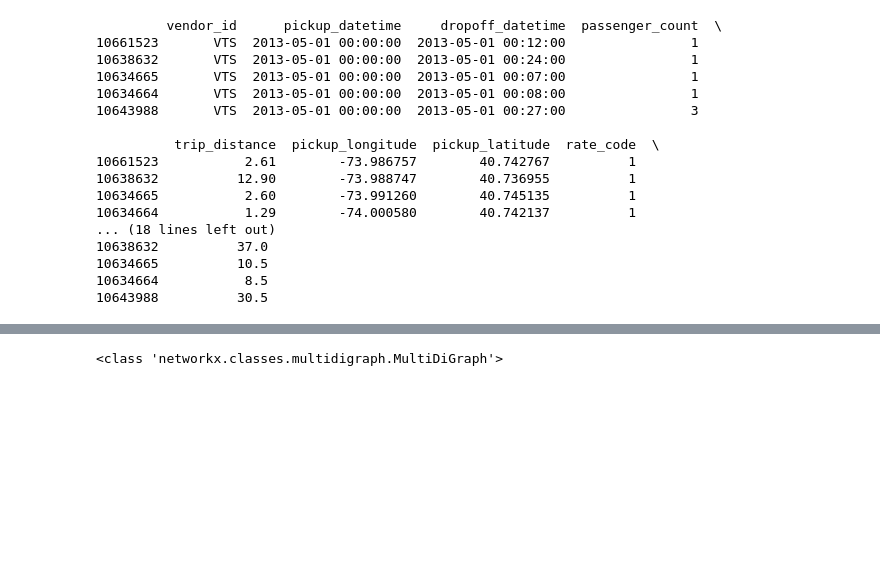
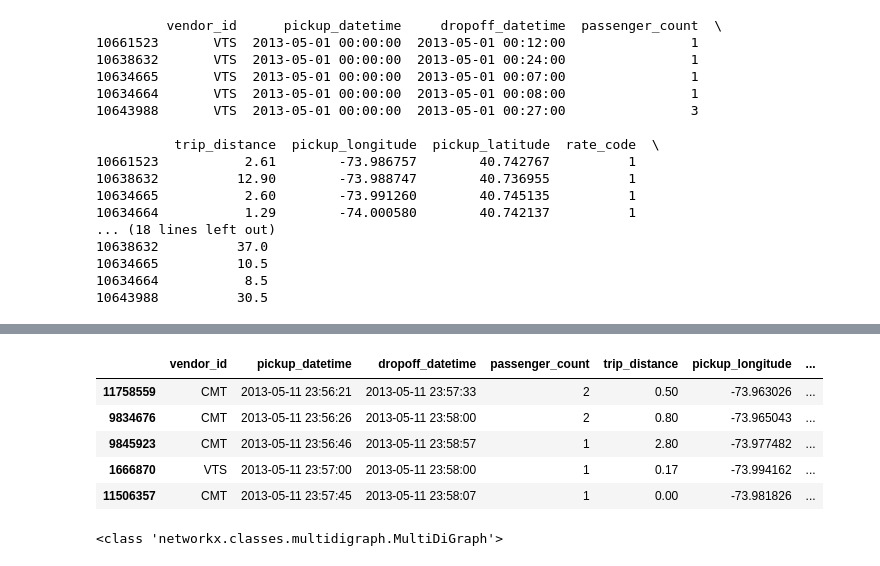
Before and after one commit to RoieHub/The-OR-project, a Jupyter notebook: 2013_data_pre_pro.ipynb, the cells around one changed output, grey strips where cells are left out. Saved outputs shown, nothing was run; the diff lists cells and outputs as text; code cells hidden in the pictures; blank space fills up the shorter version.

```diff
--- a/2013_data_pre_pro.ipynb
+++ b/2013_data_pre_pro.ipynb
@@ -150,3 +142,12 @@ df2013.head()
+# %%
+df2013.tail()
+# %% [output]
+|  | vendor_id | pickup_datetime | dropoff_datetime | passenger_count | trip_distance | pickup_longitude | ... |
+| 11758559 | CMT | 2013-05-11 23:56:21 | 2013-05-11 23:57:33 | 2 | 0.50 | -73.963026 | ... |
+| 9834676 | CMT | 2013-05-11 23:56:26 | 2013-05-11 23:58:00 | 2 | 0.80 | -73.965043 | ... |
+| 9845923 | CMT | 2013-05-11 23:56:46 | 2013-05-11 23:58:57 | 1 | 2.80 | -73.977482 | ... |
+| 1666870 | VTS | 2013-05-11 23:57:00 | 2013-05-11 23:58:00 | 1 | 0.17 | -73.994162 | ... |
+| 11506357 | CMT | 2013-05-11 23:57:45 | 2013-05-11 23:58:07 | 1 | 0.00 | -73.981826 | ... |
 # %%
 # New York map for processing
 G = ox.graph_from_place('Manhattan, New York City, New York, USA', network_type='drive')
```
Also changed, not shown: parts of 19 cells of this notebook, 4 other files.
